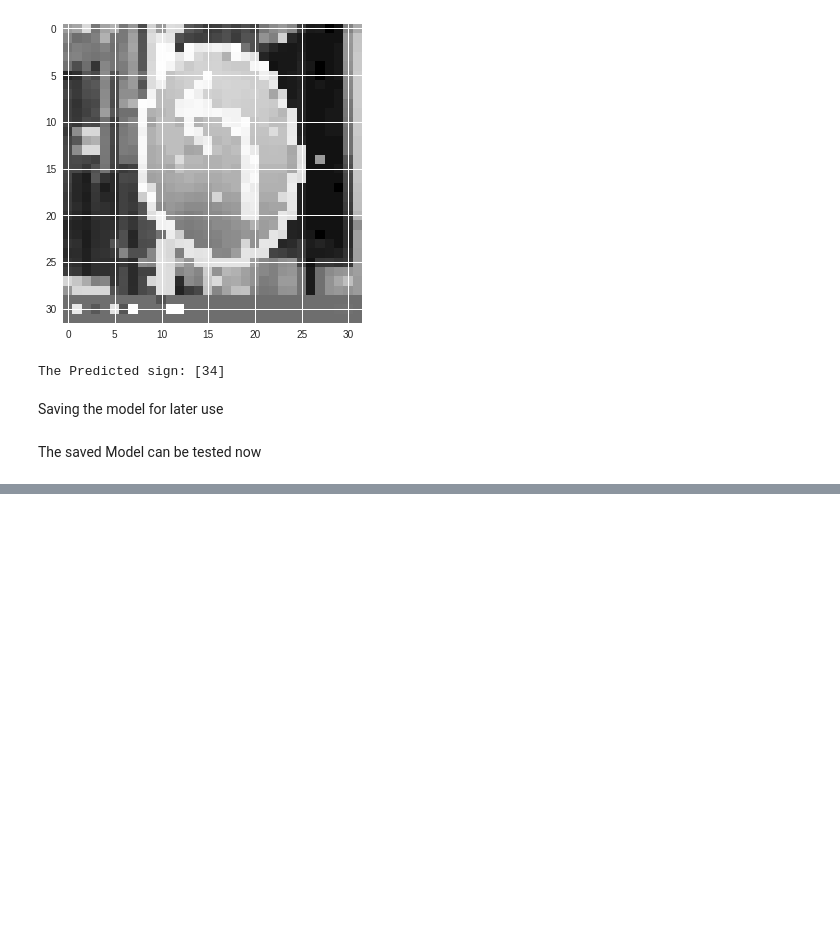
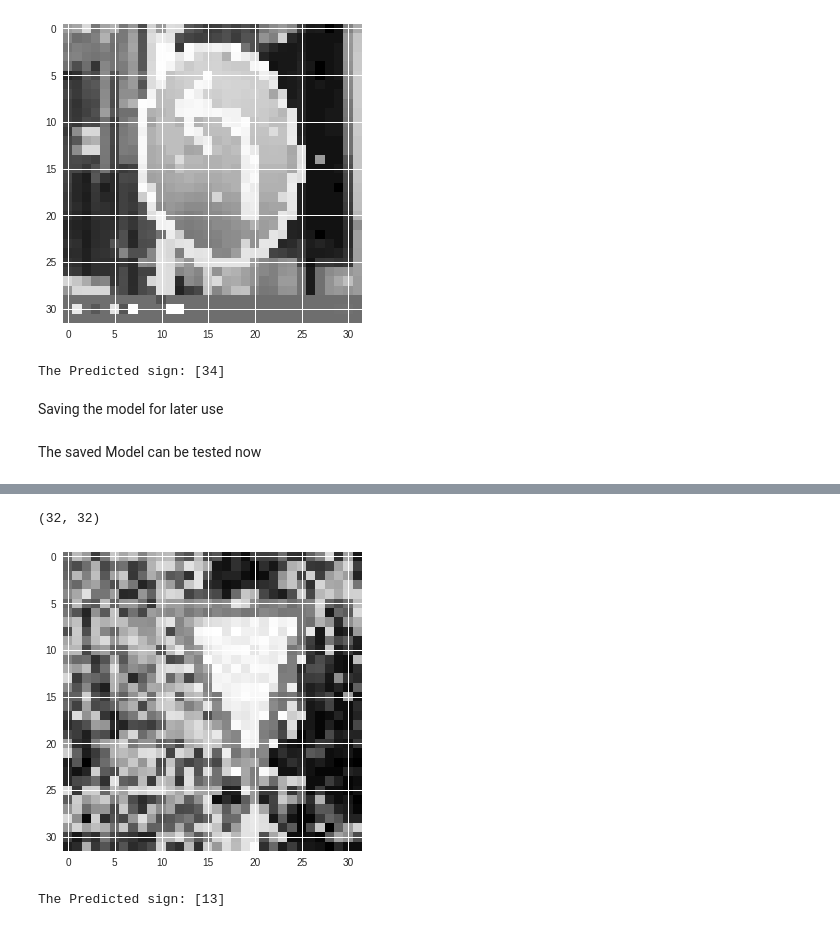
Before and after one commit to ItsCosmas/Traffic-Sign-Classification, a Jupyter notebook: Traffic_Sign_Classification.ipynb, the cells around one changed output, grey strips where cells are left out. Drawn from its saved outputs; the diff is of its cells as text; code cells hidden in the pictures; blank space fills up the shorter version.

```diff
--- a/Traffic_Sign_Classification.ipynb
+++ b/Traffic_Sign_Classification.ipynb
@@ -377,0 +392,11 @@ The saved Model can be tested now
+# %%
+#Preprocess image
+
+img = np.asarray(img)
+img = cv2.resize(img, (32, 32))
+img = preprocessing(img)
+plt.imshow(img, cmap = plt.get_cmap('gray'))
+print(img.shape)
+# %% [output]
+(32, 32)
+[figure, added]
@@ -377,0 +407,5 @@ The saved Model can be tested now
+# %%
+#Test image
+print("The Predicted sign: "+ str(model.predict_classes(img)))
+# %% [output]
+The Predicted sign: [13]
```
Also changed, not shown: parts of 9 cells of this notebook.
